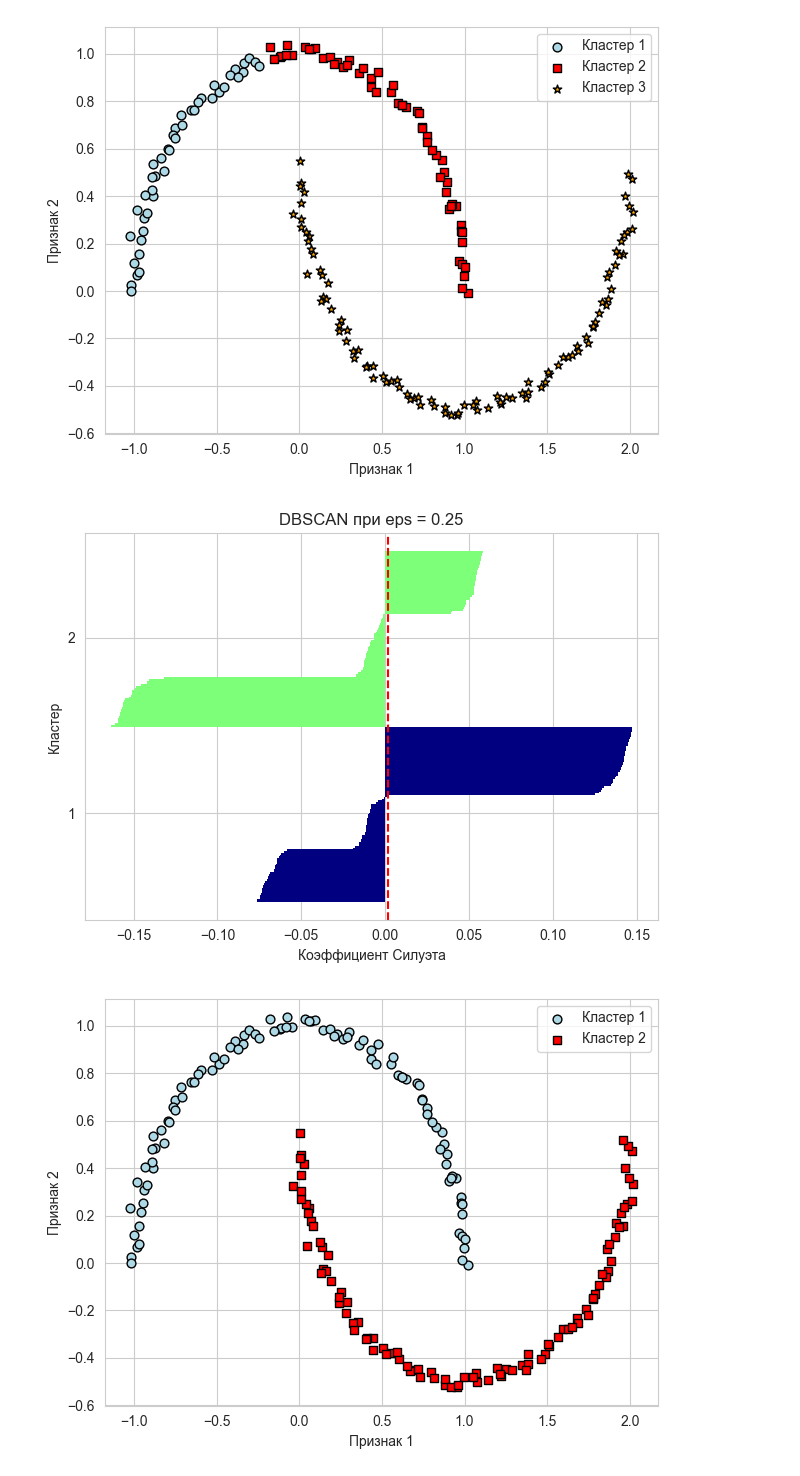
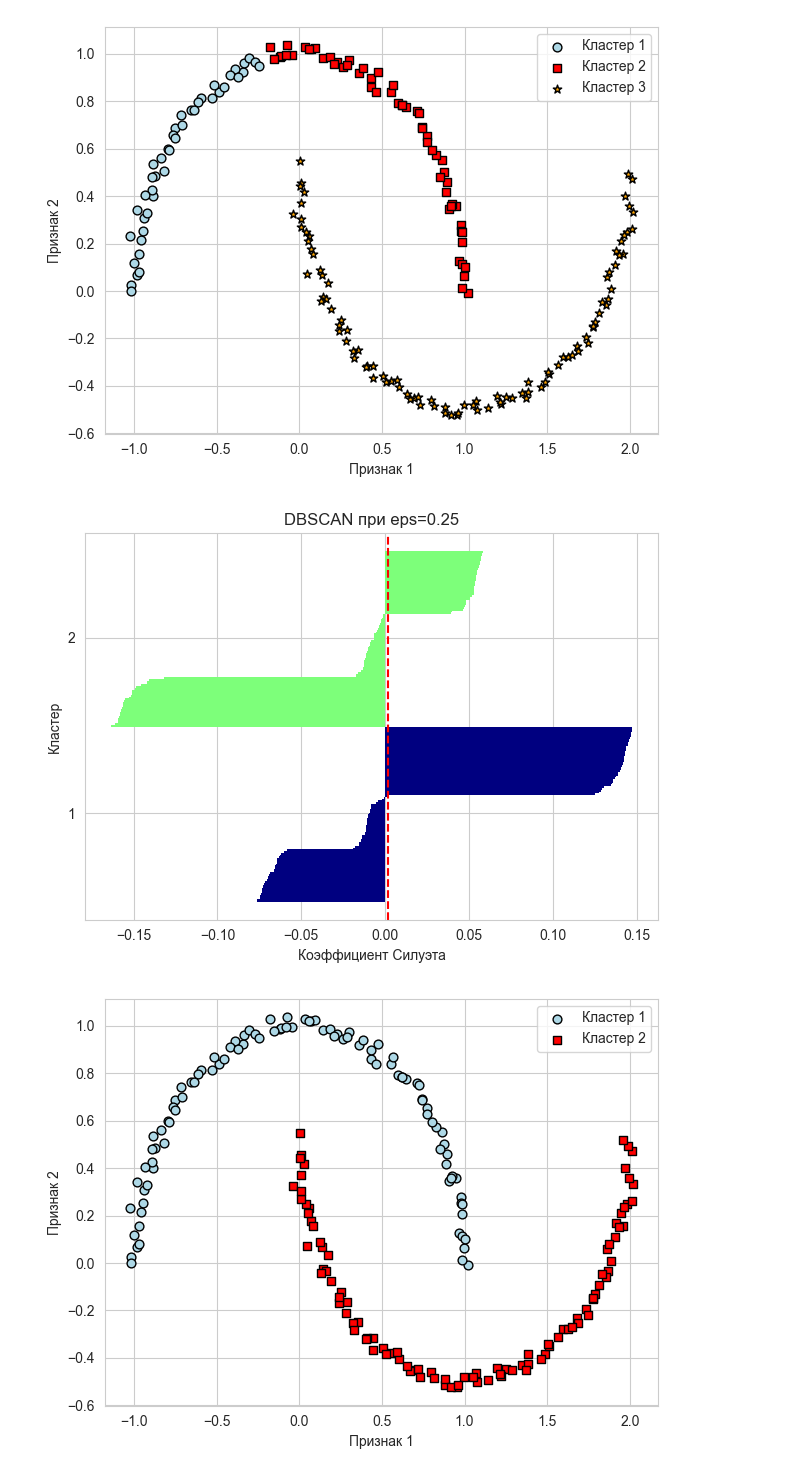
Before and after one commit to Safuanov888/Unsupervised_learning_VUZ, a Jupyter notebook: Models.ipynb, the cells around one changed output. Saved outputs shown, nothing was run; the diff lists cells and outputs as text; code cells hidden in the pictures.

```diff
--- a/Models.ipynb
+++ b/Models.ipynb
@@ -388,34 +390,9 @@ plt.tight_layout()
 # %%
 db = DBSCAN(eps=0.25)
 preds = db.fit_predict(X1)
-
-cluster_labels = np.unique(preds)
-n_clusters = cluster_labels.shape[0]
-silhouette_vals = silhouette_samples(X, preds, metric='euclidean')
-y_ax_lower, y_ax_upper = 0, 0
-yticks = []
-for i, c in enumerate(cluster_labels):
-    c_silhouette_vals = silhouette_vals[preds == c]
-    c_silhouette_vals.sort()
-    y_ax_upper += len(c_silhouette_vals)
-    color = plt.cm.jet(float(i) / n_clusters)
-    plt.barh(range(y_ax_lower, y_ax_upper), c_silhouette_vals, height=1.0,
-             edgecolor='none', color=color)
-
-    yticks.append((y_ax_lower + y_ax_upper) / 2.)
-    y_ax_lower += len(c_silhouette_vals)
-
-silhouette_avg = np.mean(silhouette_vals)
-plt.axvline(silhouette_avg, color="red", linestyle="--")
-
-plt.yticks(yticks, cluster_labels + 1)
-plt.ylabel('Кластер')
-plt.xlabel('Коэффициент Силуэта')
-plt.title('DBSCAN при eps = 0.25')
-
-plt.tight_layout()
+print_siluette(db, 'DBSCAN', 0.25, 'радиусе окрестности')
 # %% [output]
-[figure, old version]
+[figure, new version]
 # %%
 plt.scatter(X1[preds == 0, 0], X1[preds == 0, 1],
             c='lightblue', marker='o', s=40,
```
Also changed, not shown: parts of 11 cells of this notebook.
